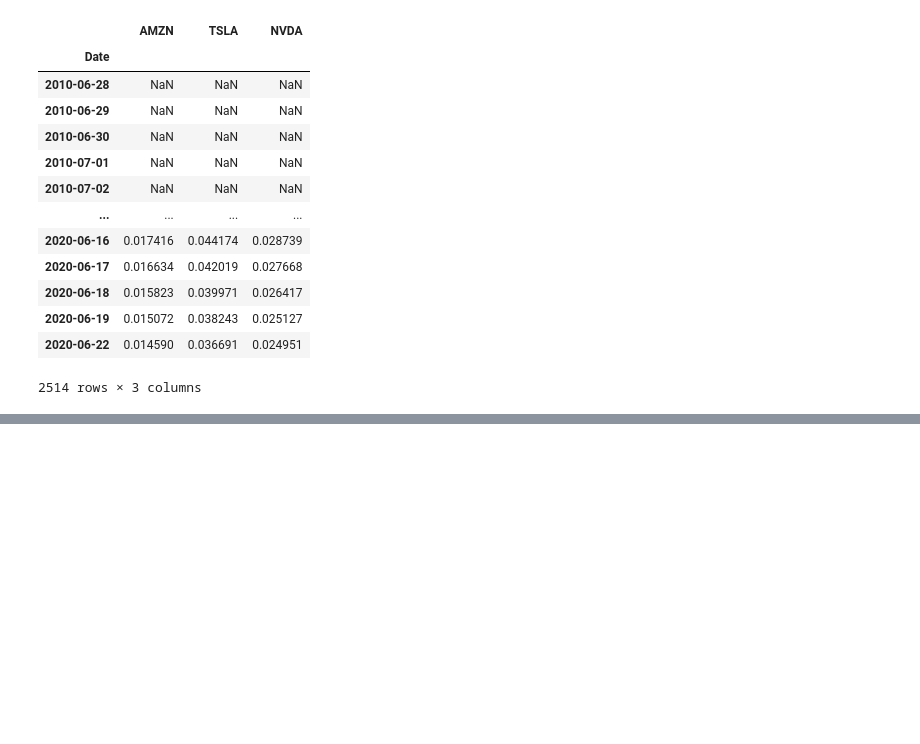
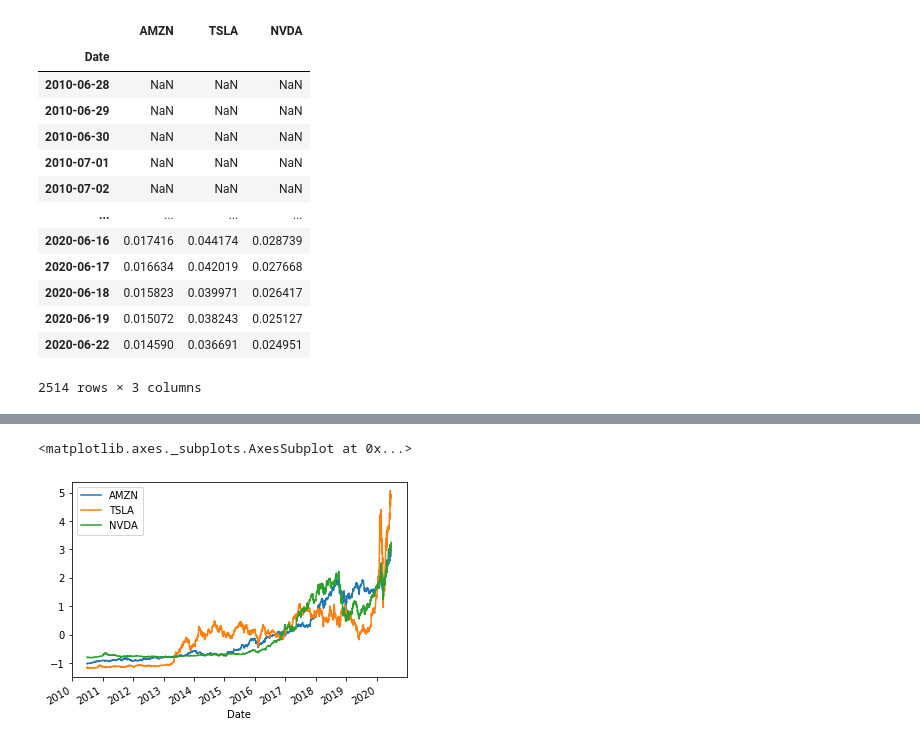
Before and after one commit to waitbutwhy-code/algorithmic-trading, a Jupyter notebook: daily_returns_close_price.ipynb, the cells around one changed output, grey strips where cells are left out. Saved outputs shown, nothing was run; the diff lists cells and outputs as text; code cells hidden in the pictures; blank space fills up the shorter version.

```diff
--- a/daily_returns_close_price.ipynb
+++ b/daily_returns_close_price.ipynb
@@ -128,0 +138,7 @@ daily_returns.ewm(span=20, min_periods=20).std()
+# %%
+cp_standardised = (close_prices - close_prices.mean())/ close_prices.std()
+# %%
+cp_standardised.plot()
+# %% [output]
+<matplotlib.axes._subplots.AxesSubplot at 0x...>
+[figure, added]
```
Also changed, not shown: parts of 5 cells of this notebook.
